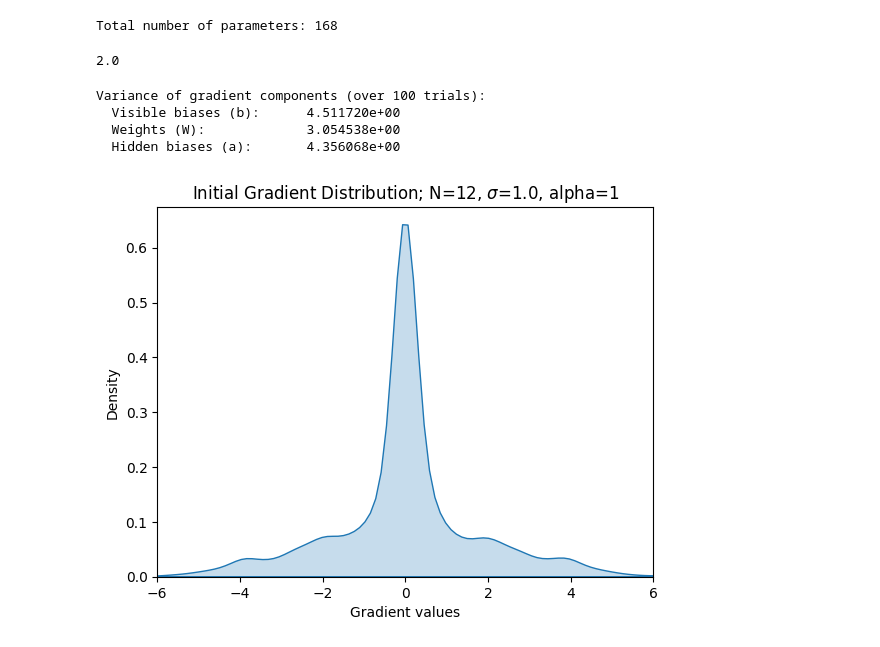
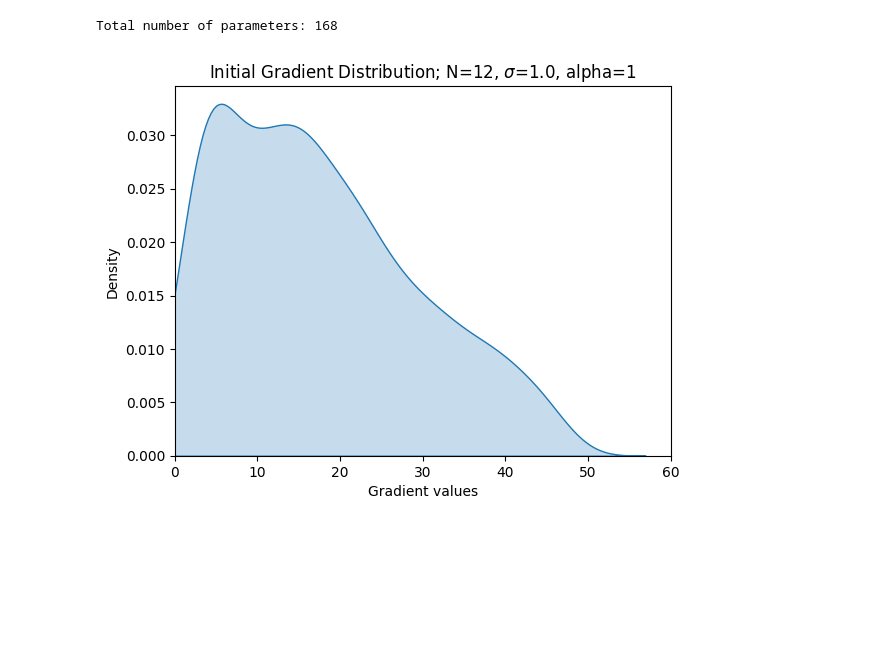
Before and after one commit to vinitX/Quantum-Sampling, a Jupyter notebook: Expressibility/Trainability_RBM.ipynb, the cells around one changed output. Saved outputs shown, nothing was run; the diff lists cells and outputs as text; code cells hidden in the pictures; blank space fills up the shorter version.

```diff
--- a/Expressibility/Trainability_RBM.ipynb
+++ b/Expressibility/Trainability_RBM.ipynb
@@ -51,7 +51,7 @@ print(f"Total number of parameters: {n_params}")
 # ----------------------------
 # Repeat experiment many times
 # ----------------------------
-n_trials = 100
+n_trials = 1000
 all_grads = np.empty((n_trials, n_params), dtype=np.float64)
 
 for t in range(n_trials):
@@ -72,62 +72,26 @@ for t in range(n_trials):
 # %% [output]
 Total number of parameters: 168
 # %%
-def remove_outliers_iqr(all_grads, k=5):
-    """
-    Removes outliers from all_grads (n_trials × n_params) per parameter column.
-    Outliers are defined as values outside [Q1 - k*IQR, Q3 + k*IQR].
-
-    Returns a masked array where outliers are masked (NaN).
-    """
-    # Q1 = np.percentile(all_grads, 25, axis=0, keepdims=True)
-    # Q3 = np.percentile(all_grads, 75, axis=0, keepdims=True)
-    # IQR = Q3 - Q1
-
-    # lower = Q1 - k * IQR
-    # upper = Q3 + k * IQR
-
+def remove_outliers_iqr(all_grads):
     lower = np.percentile(all_grads, 1, axis=0, keepdims=True)
     upper = np.percentile(all_grads, 99, axis=0, keepdims=True)
 
     mask = (all_grads >= lower) & (all_grads <= upper)
 
-    cleaned = np.where(mask, all_grads, np.nan)
+    cleaned = np.where(mask, all_grads, 0)
 
     return cleaned
 
-all_grads_no_outliers = remove_outliers_iqr(all_grads, k=1.5)
+all_grads_no_outliers = remove_outliers_iqr(all_grads)
 # %%
-nan_count = np.isnan(all_grads_no_outliers).sum()
-nan_count / all_grads_no_outliers.size * 100
+#plt.plot(np.std(all_grads_no_outliers, axis=0))
-# %% [output]
-2.0
-# %%
-# ----------------------------
-# Variance calculations
-# ----------------------------
-N = L               # number of visible units
-M = alpha * N      # number of hidden units
-
-b_var = np.nanvar(all_grads_no_outliers[:, :N], ddof=1)
-W_var = np.nanvar(all_grads_no_outliers[:, N: N + M * N], ddof=1)
-a_var = np.nanvar(all_grads_no_outliers[:, N + M * N:], ddof=1)
-
-print(f"Variance of gradient components (over {n_trials} trials):")
-print(f"  Visible biases (b):      {b_var:.6e}")
-print(f"  Weights (W):             {W_var:.6e}")
-print(f"  Hidden biases (a):       {a_var:.6e}")
-# %% [output]
-Variance of gradient components (over 100 trials):
-  Visible biases (b):      4.511720e+00
-  Weights (W):             3.054538e+00
-  Hidden biases (a):       4.356068e+00
 # %%
 import seaborn as sns
 plt.figure()
-sns.kdeplot(all_grads_no_outliers.reshape(-1), fill=True, bw_adjust=1)
-plt.title(r"Initial Gradient Distribution; N=%d, $\sigma$=%.1f, alpha=%d" % (N, sigma, alpha))
+sns.kdeplot(np.linalg.norm(all_grads_no_outliers, axis=1), fill=True)
+plt.title(r"Initial Gradient Distribution; N=%d, $\sigma$=%.1f, alpha=%d" % (L, sigma, alpha))
 plt.xlabel("Gradient values")
-plt.xlim(-6, 6)
+plt.xlim(0, 60)
 plt.show()
 # %% [output]
-[figure, old version]
+[figure, new version]
```
Also changed, not shown: 1 other file.
